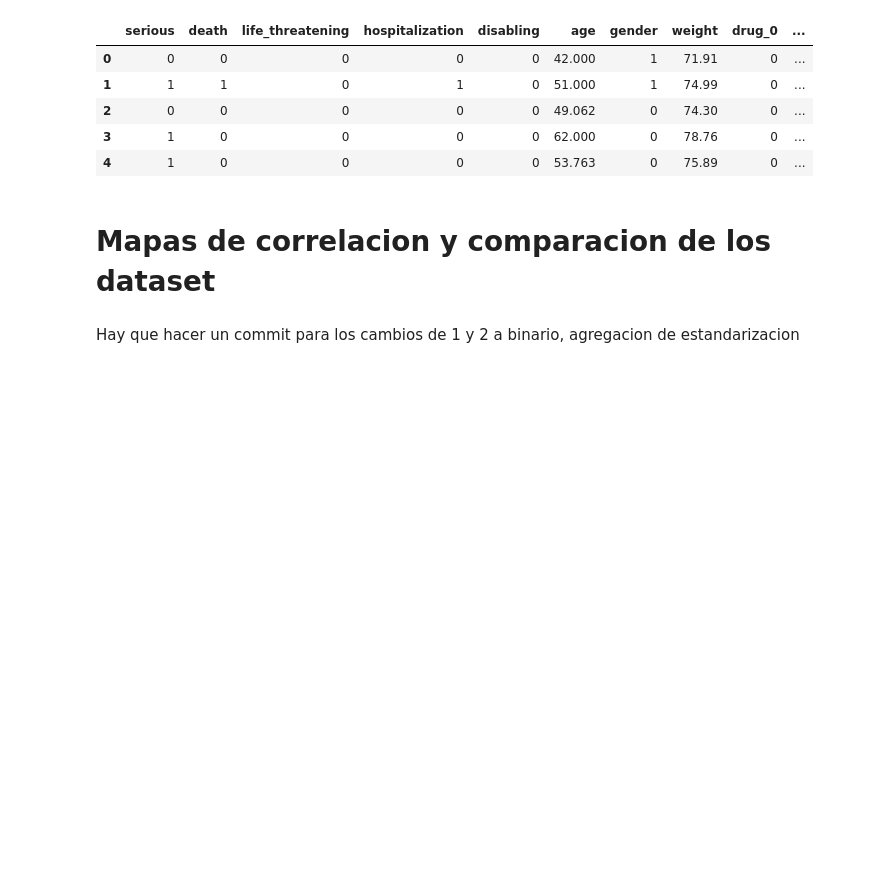
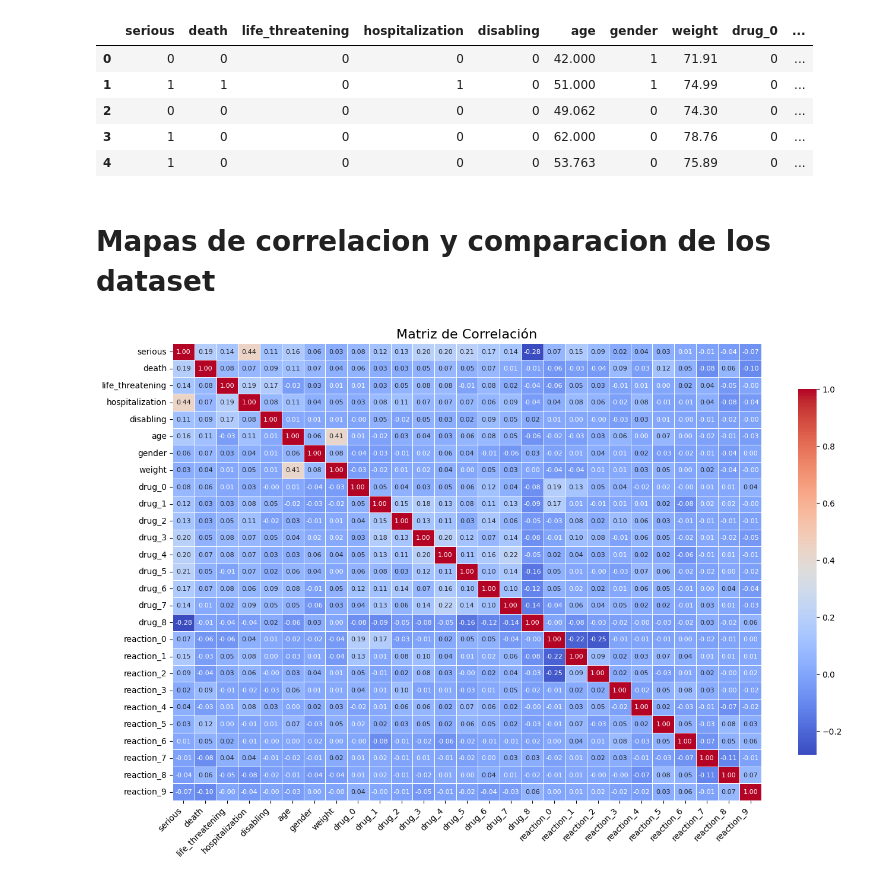
Before and after one commit to Ruhtenio/Mineria_Datos002D, a Jupyter notebook: Eventos_adversos_FDA.ipynb, the cells around one changed output. Cells and saved outputs as stored; diff of their text form; code cells hidden in the pictures; blank space fills up the shorter version.

```diff
--- a/Eventos_adversos_FDA.ipynb
+++ b/Eventos_adversos_FDA.ipynb
@@ -52,7 +52,7 @@ import seaborn as sns
 
 import category_encoders as ce
 
-df = pd.read_csv('/content/drive/MyDrive/Evaluacion 1 Kevin/Copia de FDA Drug Adverse Events Dataset Q4-2025-P33.csv')
+df = pd.read_csv('/content/drive/MyDrive/Mineria de Datos/Evaluacion 1/FDA Drug Adverse Events Dataset Q4-2025-P33.csv')
 pd.options.display.max_columns = None
 pd.options.display.max_rows = 9999
 pd.options.display.max_colwidth = None
@@ -774,7 +778,7 @@ Variables a eliminar:
 *   age_unit: debido que tambien tenia una gran cantidad de nulos esta columna nos servia para estandarizar pero despues de la imputacion llega a ser un riesgo
 # %%
 df_model = df2.drop(columns=['age_unit', 'receive_date', 'country',
-                            'occur_country', 'report_type', 'report_id'], errors='ignore')
+                            'occur_country', 'report_type', 'report_id', 'drug_name', 'reaction_nombre'], errors='ignore')
 # %%
 df_model.head()
 # %% [output]
@@ -786,5 +790,21 @@ df_model.head()
 | 4 | 1 | 0 | 0 | 0 | 0 | 53.763 | 0 | 75.89 | 0 | ... |
 # %% [markdown]
 # Mapas de correlacion y comparacion de los dataset
-# %% [markdown]
-Hay que hacer un commit para los cambios de 1 y 2 a binario, agregacion de estandarizacion
+# %%
+corr = df_model.corr()
+
+plt.figure(figsize=(16, 10)) #tamaño
+
+sns.heatmap(corr,
+            annot=True,          # Mantener números
+            fmt=".2f",           # Solo 2 decimales
+            cmap='coolwarm',     # Color
+            linewidths=0.5,      # Espacio entre cuadros
+            annot_kws={"size": 8}, # Achicar un poco la letra de los números
+            cbar_kws={"shrink": .8}) # Achicar la barra de color lateral
+
+plt.title('Matriz de Correlación', fontsize=16)
+plt.xticks(rotation=45, ha='right') # Rotar nombres de abajo para que no choquen
+plt.show()
+# %% [output]
+[figure, added]
```
Also changed, not shown: parts of 2 cells of this notebook.
